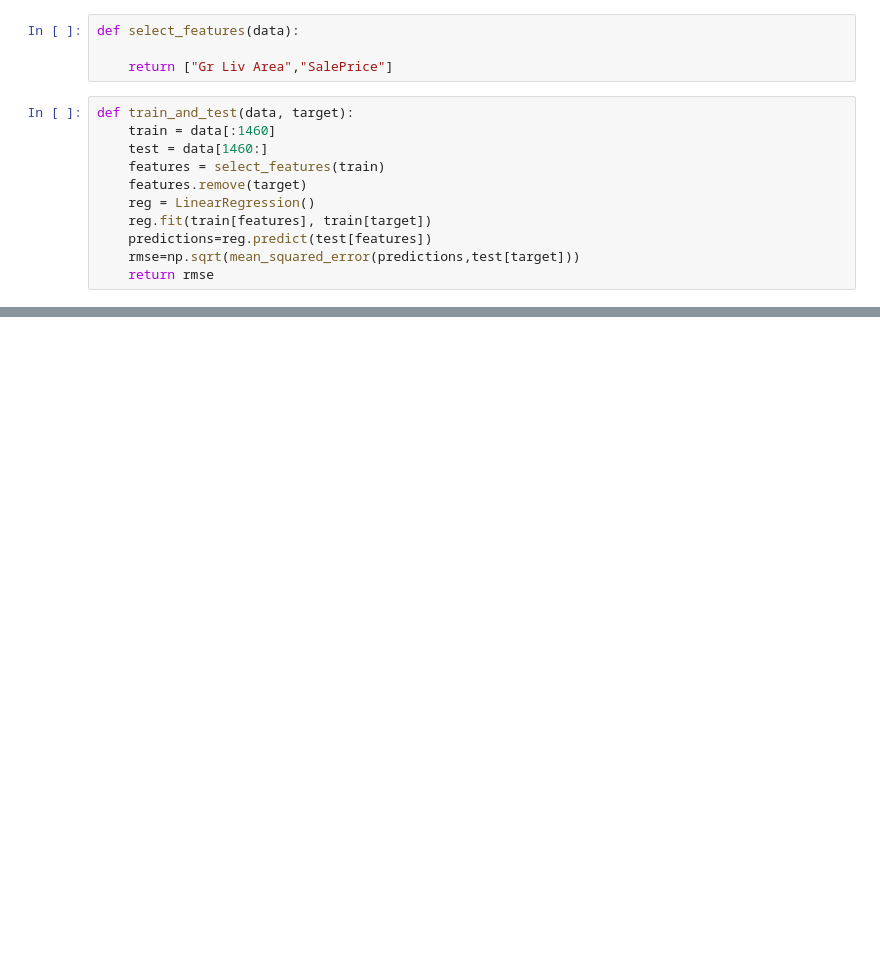
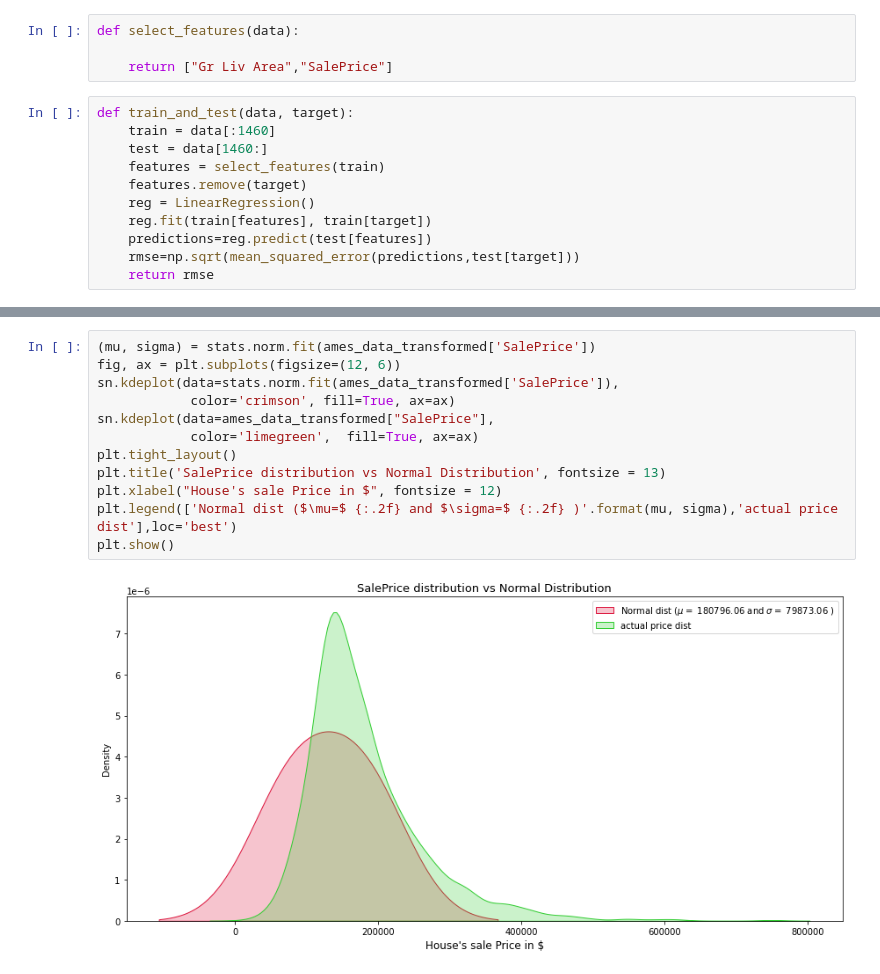
Before and after one commit to TGusciora/Python, a Jupyter notebook: GP23_PredictingHouseSalePrices/GP23_TG_PredictingHouseSalePrices.ipynb, the cells around one changed output, grey strips where cells are left out. Cells and saved outputs as stored; diff of their text form; blank space fills up the shorter version.

```diff
--- a/GP23_PredictingHouseSalePrices/GP23_TG_PredictingHouseSalePrices.ipynb
+++ b/GP23_PredictingHouseSalePrices/GP23_TG_PredictingHouseSalePrices.ipynb
@@ -166,0 +457,14 @@ print(train_and_test(ames_data, "SalePrice"))
+# %%
+(mu, sigma) = stats.norm.fit(ames_data_transformed['SalePrice'])
+fig, ax = plt.subplots(figsize=(12, 6))
+sn.kdeplot(data=stats.norm.fit(ames_data_transformed['SalePrice']),
+            color='crimson', fill=True, ax=ax)
+sn.kdeplot(data=ames_data_transformed["SalePrice"],
+            color='limegreen',  fill=True, ax=ax)
+plt.tight_layout()
+plt.title('SalePrice distribution vs Normal Distribution', fontsize = 13)
+plt.xlabel("House's sale Price in $", fontsize = 12)
+plt.legend(['Normal dist ($\mu=$ {:.2f} and $\sigma=$ {:.2f} )'.format(mu, sigma),'actual price dist'],loc='best')
+plt.show()
+# %% [output]
+[figure, added]
```
Also changed, not shown: parts of 45 cells of this notebook, 1 other file.
